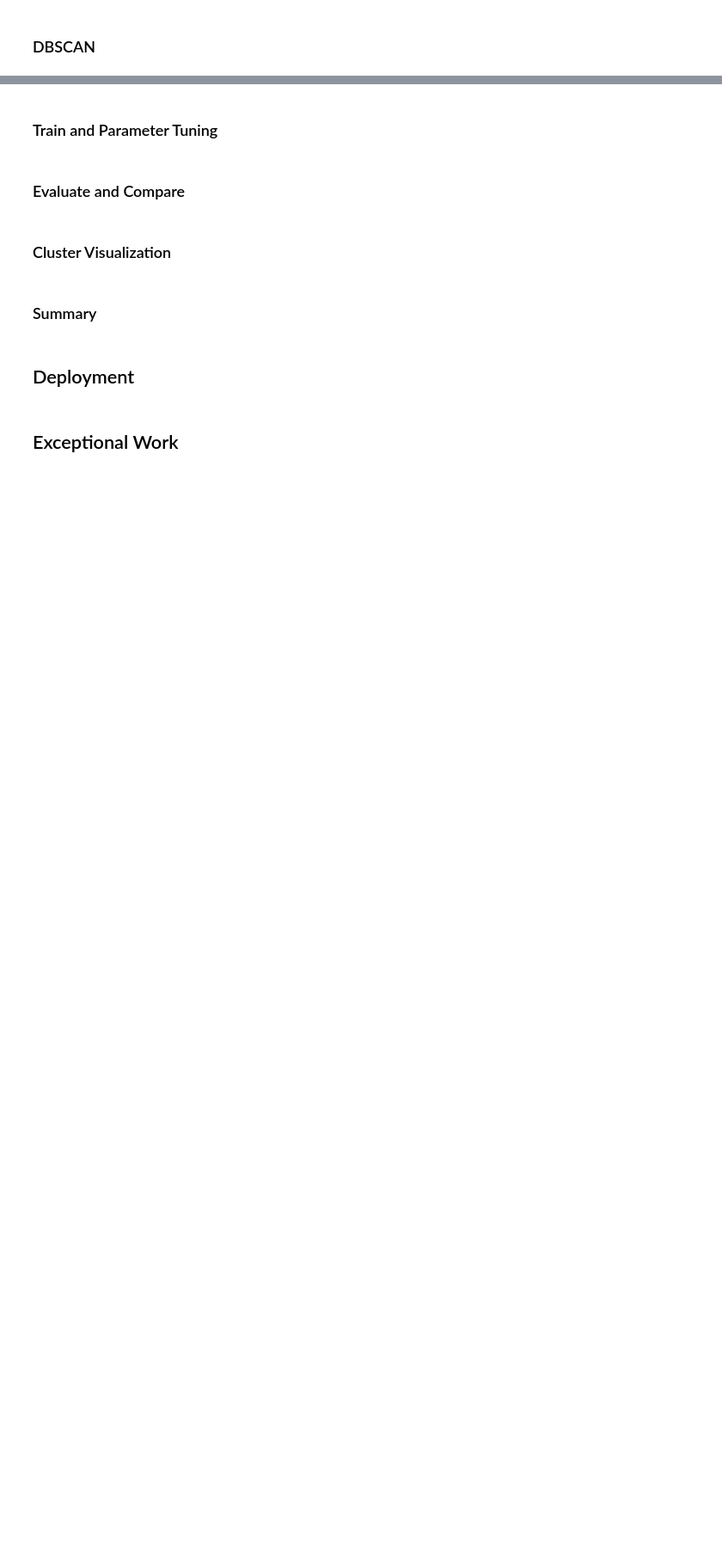
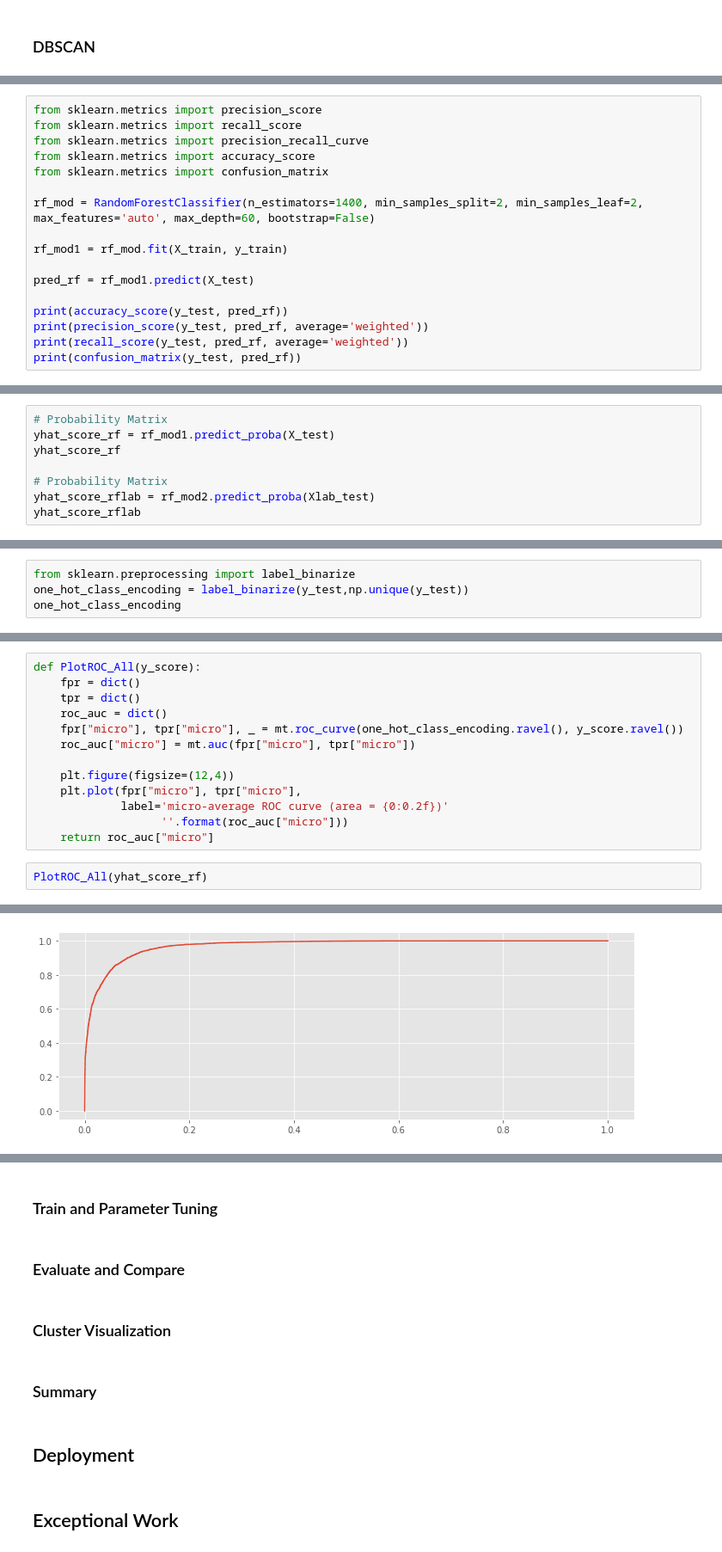
Before and after one commit to fredpoon/ds_7331_jyrf_eda, a Jupyter notebook: grp4_lab3_jyrf.ipynb, the cells around one changed output, grey strips where cells are left out. Shown at 86% size. Drawn from its saved outputs; the diff is of its cells as text; blank space fills up the shorter version.

```diff
--- a/grp4_lab3_jyrf.ipynb
+++ b/grp4_lab3_jyrf.ipynb
@@ -625,0 +1022,17 @@ for eps in [0.1, 0.125, 0.15]:
+# %%
+from sklearn.metrics import precision_score
+from sklearn.metrics import recall_score
+from sklearn.metrics import precision_recall_curve
+from sklearn.metrics import accuracy_score
+from sklearn.metrics import confusion_matrix
+
+rf_mod = RandomForestClassifier(n_estimators=1400, min_samples_split=2, min_samples_leaf=2, max_features='auto', max_depth=60, bootstrap=False)
+
+rf_mod1 = rf_mod.fit(X_train, y_train)
+
+pred_rf = rf_mod1.predict(X_test)
+
+print(accuracy_score(y_test, pred_rf))
+print(precision_score(y_test, pred_rf, average='weighted'))
+print(recall_score(y_test, pred_rf, average='weighted'))
+print(confusion_matrix(y_test, pred_rf))
@@ -625,0 +1066,8 @@ for eps in [0.1, 0.125, 0.15]:
+# %%
+# Probability Matrix
+yhat_score_rf = rf_mod1.predict_proba(X_test)
+yhat_score_rf
+
+# Probability Matrix
+yhat_score_rflab = rf_mod2.predict_proba(Xlab_test)
+yhat_score_rflab
@@ -625,0 +1101,4 @@ for eps in [0.1, 0.125, 0.15]:
+# %%
+from sklearn.preprocessing import label_binarize
+one_hot_class_encoding = label_binarize(y_test,np.unique(y_test))
+one_hot_class_encoding
@@ -625,0 +1117,16 @@ for eps in [0.1, 0.125, 0.15]:
+# %%
+def PlotROC_All(y_score):
+    fpr = dict()
+    tpr = dict()
+    roc_auc = dict()
+    fpr["micro"], tpr["micro"], _ = mt.roc_curve(one_hot_class_encoding.ravel(), y_score.ravel())
+    roc_auc["micro"] = mt.auc(fpr["micro"], tpr["micro"])
+
+    plt.figure(figsize=(12,4))
+    plt.plot(fpr["micro"], tpr["micro"],
+             label='micro-average ROC curve (area = {0:0.2f})'
+                   ''.format(roc_auc["micro"]))
+    return roc_auc["micro"]
+# %%
+PlotROC_All(yhat_score_rf)
+# %% [output]
@@ -625,0 +1134 @@ for eps in [0.1, 0.125, 0.15]:
+[figure, added]
```
Also changed, not shown: parts of 38 cells of this notebook.
